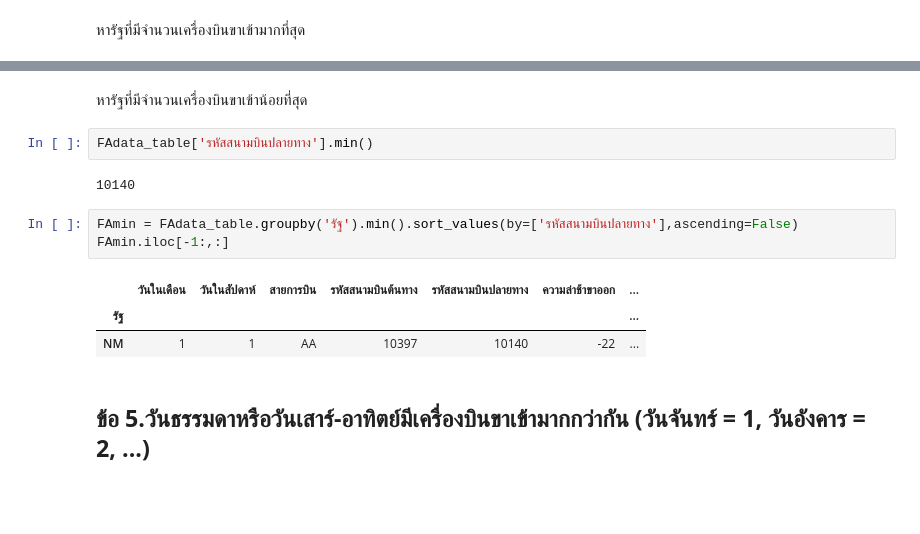
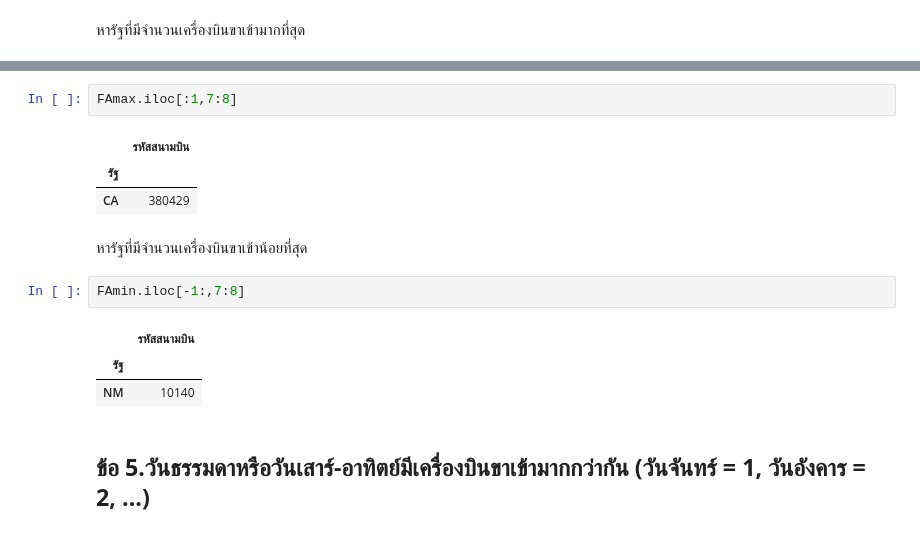
Before and after one commit to naruemonssp/DWDM21, a Jupyter notebook: MiniExam.ipynb, the cells around one changed output, grey strips where cells are left out. Saved outputs shown, nothing was run; the diff lists cells and outputs as text; blank space fills up the shorter version.

```diff
--- a/MiniExam.ipynb
+++ b/MiniExam.ipynb
@@ -124,16 +156,17 @@ FAmax.iloc[:1,:]
+# %%
+FAmax.iloc[:1,7:8]
+# %% [output]
+|  | รหัสสนามบิน |
+| รัฐ |  |
+| CA | 380429 |
 # %% [markdown]
 หารัฐที่มีจำนวนเครื่องบินขาเข้าน้อยที่สุด
-# %%
-FAdata_table['รหัสสนามบินปลายทาง'].min()
-# %% [output]
-10140
-# %%
-FAmin = FAdata_table.groupby('รัฐ').min().sort_values(by=['รหัสสนามบินปลายทาง'],ascending=False)
-FAmin.iloc[-1:,:]
-# %% [output]
-|  | วันในเดือน | วันในสัปดาห์ | สายการบิน | รหัสสนามบินต้นทาง | รหัสสนามบินปลายทาง | ความล่าช้าขาออก | ... |
-| รัฐ |  |  |  |  |  |  | ... |
-| NM | 1 | 1 | AA | 10397 | 10140 | -22 | ... |
+# %%
+FAmin.iloc[-1:,7:8]
+# %% [output]
+|  | รหัสสนามบิน |
+| รัฐ |  |
+| NM | 10140 |
 # %% [markdown]
 ## **ข้อ 5.วันธรรมดาหรือวันเสาร์-อาทิตย์มีเครื่องบินขาเข้ามากกว่ากัน (วันจันทร์ = 1, วันอังคาร = 2, ...)**
 # %% [markdown]
```
Also changed, not shown: parts of 6 cells of this notebook.
